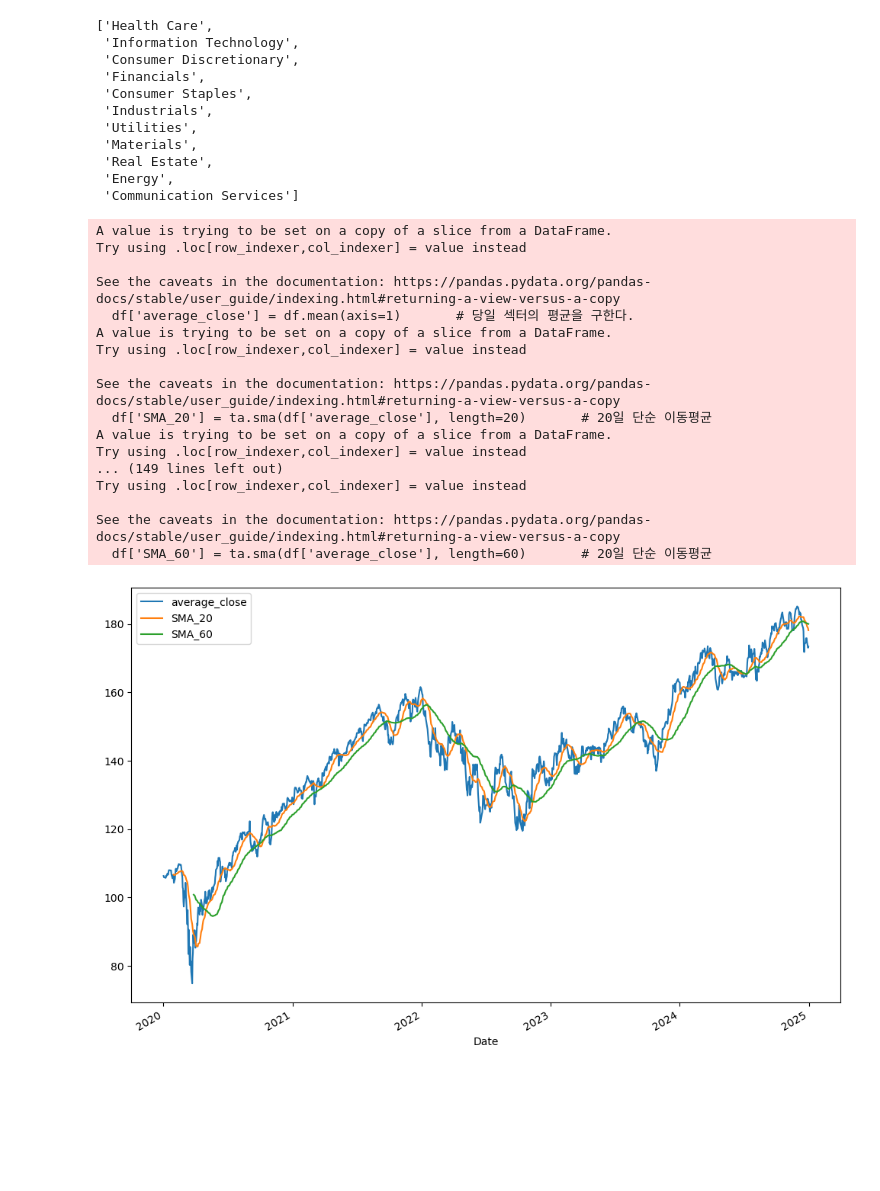
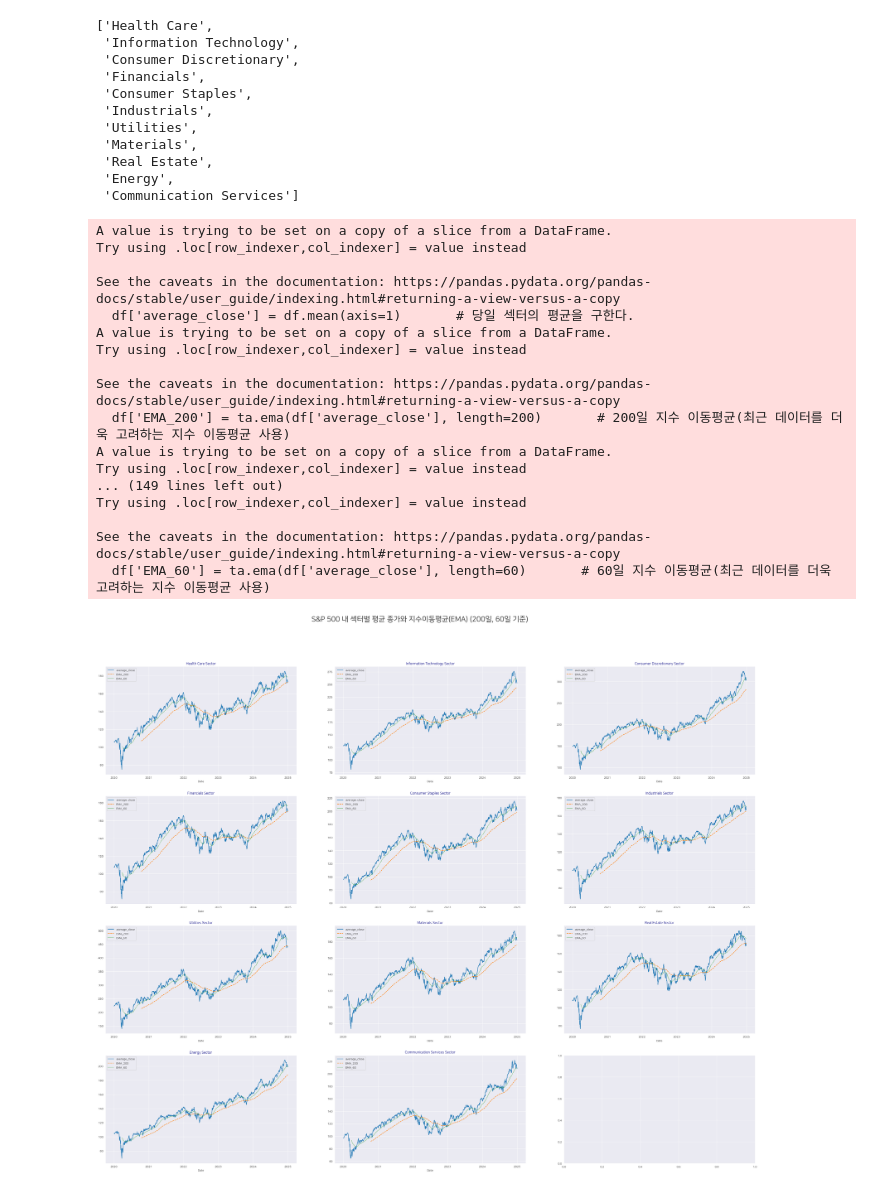
Before and after one commit to Glesep/Quant_practice, a Jupyter notebook: analyze_s&p500.ipynb, the cells around one changed output. Drawn from its saved outputs; the diff is of its cells as text; code cells hidden in the pictures; blank space fills up the shorter version.

```diff
--- a/analyze_s&p500.ipynb
+++ b/analyze_s&p500.ipynb
@@ -100,8 +100,8 @@ import pandas_ta as ta
 
 for df in data_sector.values():
     df['average_close'] = df.mean(axis=1)       # 당일 섹터의 평균을 구한다.
-    df['SMA_20'] = ta.sma(df['average_close'], length=20)       # 20일 단순 이동평균
-    df['SMA_60'] = ta.sma(df['average_close'], length=60)       # 60일 단순 이동평균
+    df['EMA_200'] = ta.ema(df['average_close'], length=200)       # 200일 지수 이동평균(최근 데이터를 더욱 고려하는 지수 이동평균 사용)
+    df['EMA_60'] = ta.ema(df['average_close'], length=60)       # 60일 지수 이동평균(최근 데이터를 더욱 고려하는 지수 이동평균 사용)
 # %% [output]
 A value is trying to be set on a copy of a slice from a DataFrame.
 Try using .loc[row_indexer,col_indexer] = value instead
@@ -112,17 +112,33 @@ A value is trying to be set on a copy of a slice from a DataFrame.
 Try using .loc[row_indexer,col_indexer] = value instead
 
 See the caveats in the documentation: https://pandas.pydata.org/pandas-docs/stable/user_guide/indexing.html#returning-a-view-versus-a-copy
-  df['SMA_20'] = ta.sma(df['average_close'], length=20)       # 20일 단순 이동평균
+  df['EMA_200'] = ta.ema(df['average_close'], length=200)       # 200일 지수 이동평균(최근 데이터를 더욱 고려하는 지수 이동평균 사용)
 A value is trying to be set on a copy of a slice from a DataFrame.
 Try using .loc[row_indexer,col_indexer] = value instead
 ... (149 lines left out)
 Try using .loc[row_indexer,col_indexer] = value instead
 
 See the caveats in the documentation: https://pandas.pydata.org/pandas-docs/stable/user_guide/indexing.html#returning-a-view-versus-a-copy
-  df['SMA_60'] = ta.sma(df['average_close'], length=60)       # 20일 단순 이동평균
+  df['EMA_60'] = ta.ema(df['average_close'], length=60)       # 60일 지수 이동평균(최근 데이터를 더욱 고려하는 지수 이동평균 사용)
 # %%
+# 지수이동평균을 그래프로...
+
 import matplotlib.pyplot as plt
-data_sector['Health Care'][['average_close', 'SMA_20', 'SMA_60']].plot(figsize=(12, 8))
+import seaborn as sns
+
+plt.rc('font', family='NanumSquare')
+
+fig, axes = plt.subplots(4, 3, figsize=(40, 30))
+
+# 그래프 표현
+for sector, ax in zip(data_sector.keys(), axes.flat):
+    sns.lineplot(data=data_sector[f'{sector}'][['average_close', 'EMA_200', 'EMA_60']], ax=ax)
+    ax.set_title(f'{sector} Sector',
+                 fontsize=12,
+                 color='navy')
+fig.suptitle('S&P 500 내 섹터별 평균 종가와 지수이동평균(EMA) (200일, 60일 기준)',
+             fontsize=25,)
+fig.subplots_adjust(top=0.9)
 plt.show()
 # %% [output]
-[figure, old version]
+[figure, new version]
```
Also changed, not shown: parts of 6 cells of this notebook.
